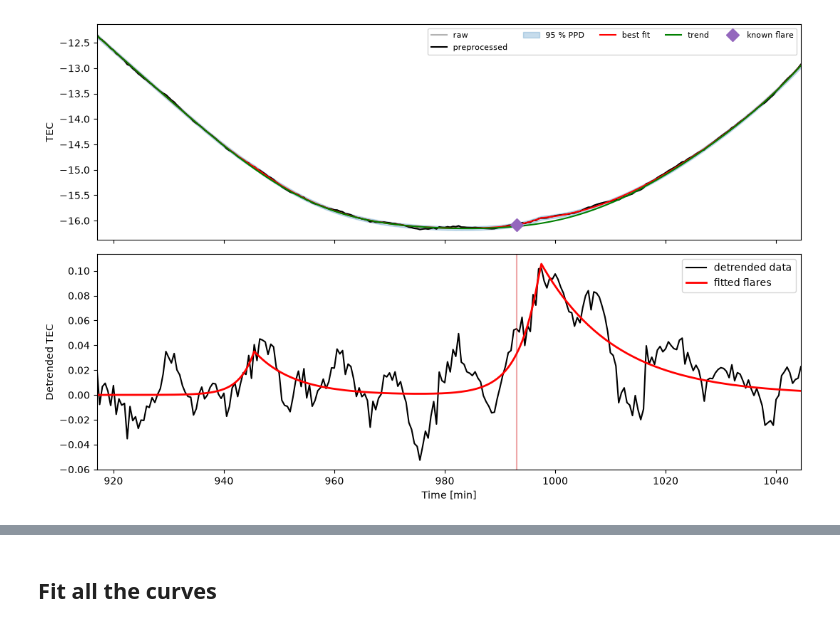
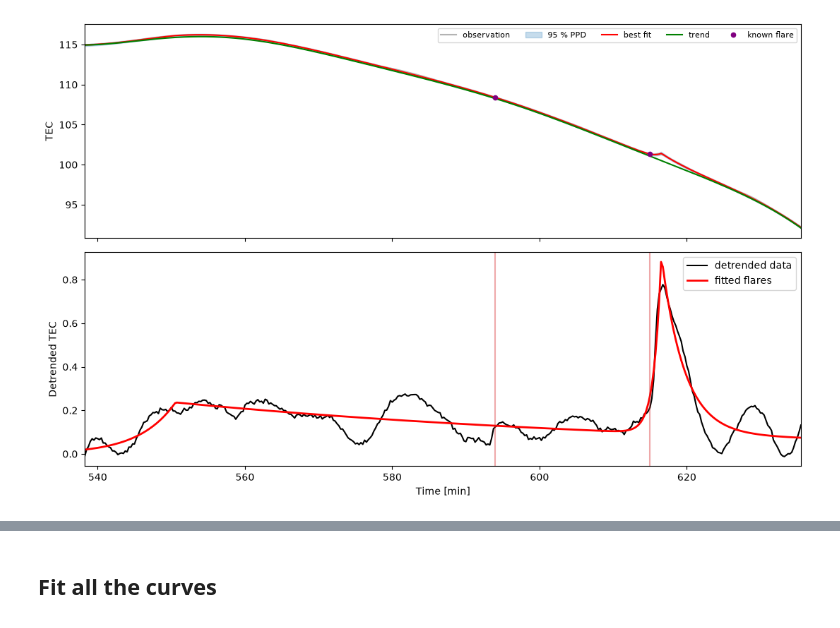
Before and after one commit to Warwick-Solar/TEC_MCMC, a Jupyter notebook: python/notebooks/Example.ipynb, the cells around one changed output, grey strips where cells are left out. Drawn from its saved outputs; the diff is of its cells as text; code cells hidden in the pictures.

```diff
--- a/python/notebooks/Example.ipynb
+++ b/python/notebooks/Example.ipynb
@@ -86,0 +16,27 @@ log-likelihood  : 665.9
+# %%
+# Path to the data csv where the first column is the time column in seconds
+# and the other columns are TEC time series
+DATA = Path("../../Data/tec_vert_no_SZA_20170907_El_10_90_Lat_15_60_Lon_90_90_SSA_30_90min.csv")
+
+# Times in minutes where significant solar flares took place
+T_PEAKS_SOLAR = np.array([302., 454., 594., 615., 873., 876., 880., 891., 993., 1123., 1308.])
+
+# load data
+curves = load_tec_csv(DATA)
+
+# Peak a random curve
+CURVE = np.random.randint(0, len(curves))   # 0-based curve number == IDL loop index i (CSV column i+2)
+
+print(len(curves), f"curves; this one (ID = {CURVE}) has", len(curves[CURVE][0]), "finite samples")
+
+# set random generator
+rng = np.random.default_rng(CURVE)   # dummy-flare placement (IDL used RANDOMU)
+
+# Select the chosen curve
+t_abs, y_raw = curves[CURVE]
+
+# Collapse plateaus and shift time to 0
+t, y, flare_idx, true_idx, t0 = prepare_curve(t_abs, y_raw, T_PEAKS_SOLAR, rng=rng)
+
+print("true flares in window :", t[true_idx] + t0)
+print("flare indices fitted  :", flare_idx, "(last one is a dummy if < 3 true flares)")
@@ -92,19 +104,21 @@ log-likelihood  : 665.9
 * `*_chain_spread_over_sigma` – the largest gap between the four chains' mean curves, in units of the noise sigma. A `model_chain_spread_over_sigma` well below 1 means the fitted curve agrees across chains to a fraction of the noise. When the trend and flare spreads are larger than the model spread, the trend/flare *split* is uncertain: the sinusoids can absorb part of a flare. That is real posterior uncertainty, not a sampler bug.
 # %%
+# Plot the results
 fig, ax = plt.subplots(2, 1, figsize=(11, 7), sharex=True)
-ax[0].plot(t_abs, y_raw, color="0.7", label="raw")
-ax[0].plot(t + t0, y, "k", label="preprocessed")
+ax[0].plot(t_abs, y_raw, color="0.7", label="observation")
 ax[0].fill_between(t + t0, result.ppd_lower, result.ppd_upper, color="C0", alpha=0.25, label="95 % PPD")
 ax[0].plot(t + t0, result.map_model, "r", label="best fit")
 ax[0].plot(t + t0, result.map_trend, "g", label="trend")
-ax[0].plot((t + t0)[true_idx], result.map_model[true_idx], "D", color="C4", ms=9, label="known flare")
+ax[0].plot((t + t0)[true_idx], result.map_model[true_idx], ".", color="purple", ms=9, label="known flare")
 ax[0].set_ylabel("TEC"); ax[0].legend(ncol=5, fontsize=8)
+
 ax[1].plot(t + t0, y - result.map_trend, "k", label="detrended data")
 ax[1].plot(t + t0, result.map_flares, "r", lw=2, label="fitted flares")
+
 for tp in T_PEAKS_SOLAR:
     ax[1].axvline(tp, color="C3", alpha=0.4)
 ax[1].set_xlim(t_abs.min(), t_abs.max())
 ax[1].set_xlabel("Time [min]"); ax[1].set_ylabel("Detrended TEC"); ax[1].legend()
 fig.tight_layout()
 # %% [output]
-[figure, old version]
+[figure, new version]
```
Also changed, not shown: parts of 18 cells of this notebook.
